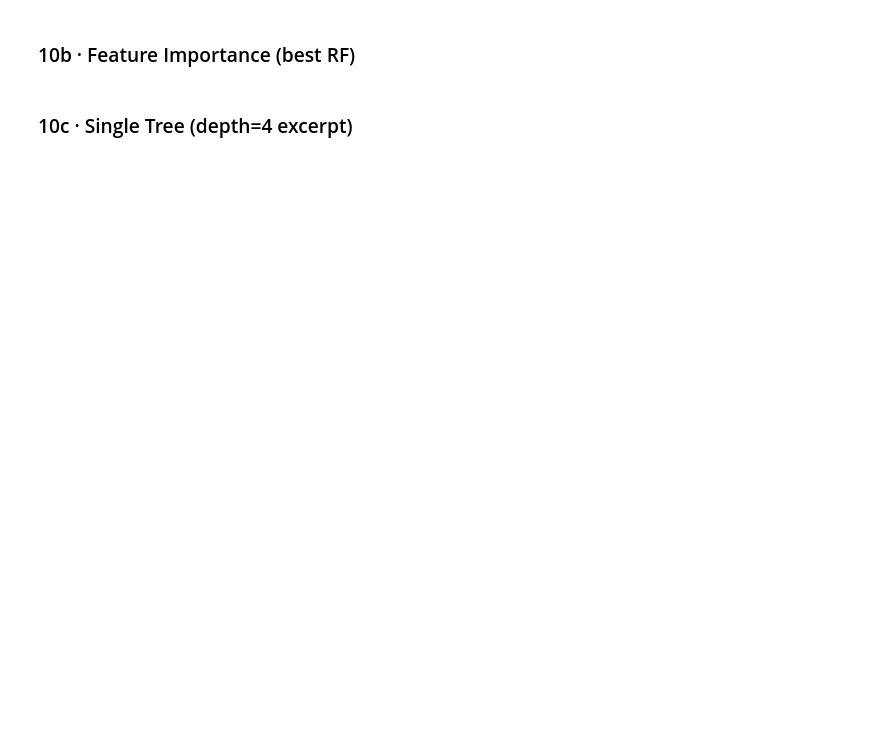
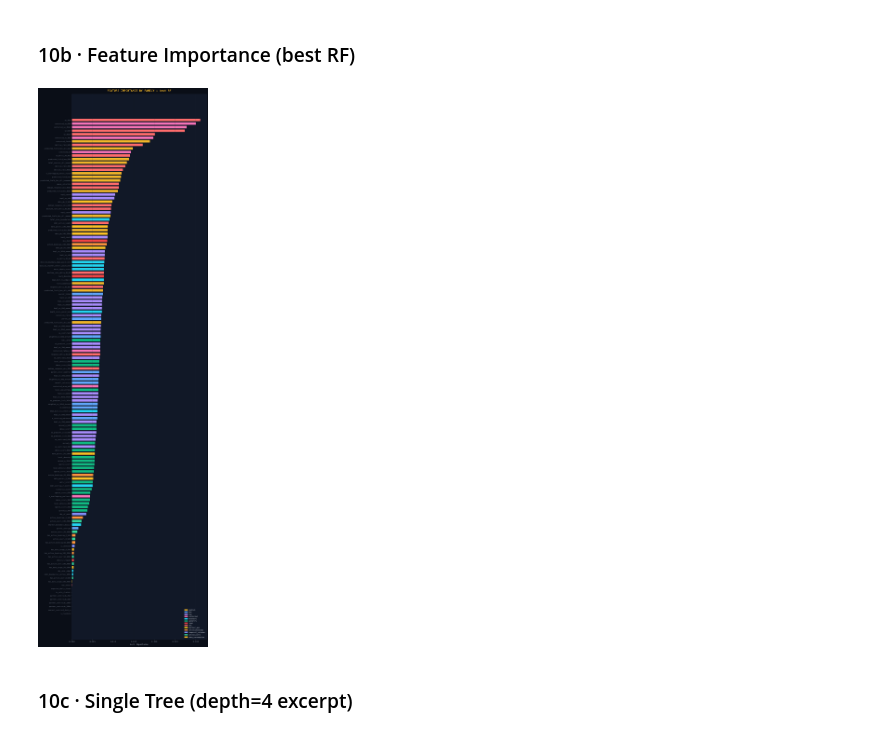
Before and after one commit to rohanchoudhary-wiom/Genie-Stocks-Integration, a Jupyter notebook: eda/tree_lead_scoring.ipynb, the cells around one changed output. Drawn from its saved outputs; the diff is of its cells as text; code cells hidden in the pictures; blank space fills up the shorter version.

```diff
--- a/eda/tree_lead_scoring.ipynb
+++ b/eda/tree_lead_scoring.ipynb
@@ -530,0 +843,8 @@ Shape after pipeline merge: (18082, 232)
+# %%
+# ── BallTree on data consumption points (cross-partner) ──
+dc_coords = np.radians(df_dc[['latitude','longitude']].values)
+dc_gb     = df_dc['total_gb'].values.astype(float)
+dc_tree   = _AU_BT(dc_coords, metric='haversine')
+print(f"Data consumption BallTree: {len(dc_coords):,} points")
+print(f"  total_gb — median: {np.median(dc_gb):.1f},"
+      f" p90: {np.percentile(dc_gb,90):.1f}")
@@ -530,0 +873,17 @@ Shape after pipeline merge: (18082, 232)
+# %%
+# ── Assign data consumption features ──
+for lbl in _ring_labels:
+    df[f"data_gb_{lbl}m"]     = dc_gb_sums[f"data_gb_{lbl}m"]
+    df[f"data_points_{lbl}m"] = dc_pt_counts[f"data_points_{lbl}m"]
+    df[f"has_data_usage_{lbl}m"] = (
+        df[f"data_points_{lbl}m"] > 0).astype(int)
+
+print("Data Consumption Density (cross-partner, exclusive rings):")
+for lbl in _ring_labels:
+    gb = f"data_gb_{lbl}m"
+    pt = f"data_points_{lbl}m"
+    n_pos = (df[pt]>0).sum()
+    med_gb = df.loc[df[pt]>0, gb].median() if n_pos else 0
+    print(f"  {gb:28s}  ≥1: {n_pos:>6,} ({n_pos/len(df)*100:.1f}%)"
+          f"  med_gb|nz: {med_gb:.1f}")
+print(f"Shape: {df.shape}")
@@ -615,7 +983,9 @@ y = df[TARGET].copy()
 mask = y.notna()
 X, y = X[mask], y[mask]
 X = X.fillna(FILL_VALUE)
-
+for c in X.select_dtypes(include=["object", "category"]).columns:
+    X[c] = pd.to_numeric(X[c], errors="coerce").fillna(FILL_VALUE)
+X = X.astype(np.float64)
 print(f"Samples: {len(X)}  |  Features: {X.shape[1]}  |  Install rate: {y.mean():.4f}")
 
 X_train, X_test, y_train, y_test = train_test_split(
@@ -965,28 +1443,33 @@ plt.show()
 # %%
 # ── Family → color lookup (derived from registry) ──
 FAM_COLORS = {
     "spatial": AMBER, "hex": BLUE, "hop": PURPLE, "contested": PINK,
     "boundary": CYAN, "geometry": GREEN, "lead": RED, "ops": "#ff6b6b",
     "partner_geo": "#facc15",
-    "pipeline": "#fb923c",
+    "active_bookings": "#fb923c",
+    "temporal_calendar": "#818cf8",
+    "active_users": "#34d399",
+    "data_consumption": "#fbbf24",
 }
 
 imp = pd.Series(best_rf.feature_importances_, index=available).sort_values(ascending=True)
 colors = [FAM_COLORS.get(family_map.get(f, ""), GRAY) for f in imp.index]
 
 fig, ax = plt.subplots(figsize=(12, max(10, len(imp) * 0.28)))
 ax.barh(range(len(imp)), imp.values, color=colors, height=0.7, edgecolor="none")
 ax.set_yticks(range(len(imp)))
 ax.set_yticklabels(imp.index, fontsize=8)
 ax.set_xlabel("Gini Importance")
 ax.set_title("FEATURE IMPORTANCE BY FAMILY — best RF",
              fontsize=14, fontweight="bold", color=AMBER, pad=12)
 ax.grid(axis="x", alpha=0.3)
 
 patches = [mpatches.Patch(color=c, label=k) for k, c in FAM_COLORS.items()]
 ax.legend(handles=patches, loc="lower right", fontsize=8, framealpha=0.3, edgecolor="#1e293b")
 plt.tight_layout()
 plt.show()
+# %% [output]
+[figure, added]
 # %% [markdown]
 ### 10c · Single Tree (depth=4 excerpt)
 # %%
```
Also changed, not shown: parts of 48 cells of this notebook, 2 other files.
